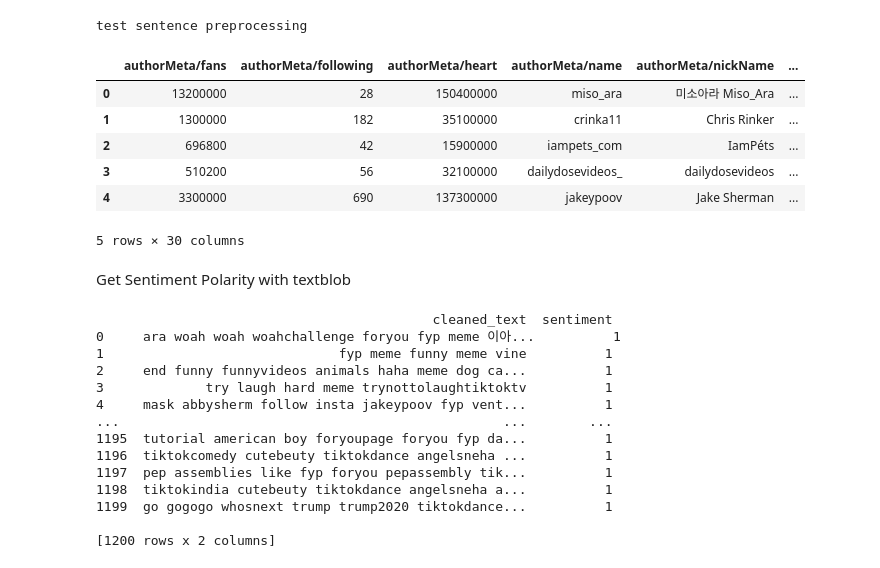
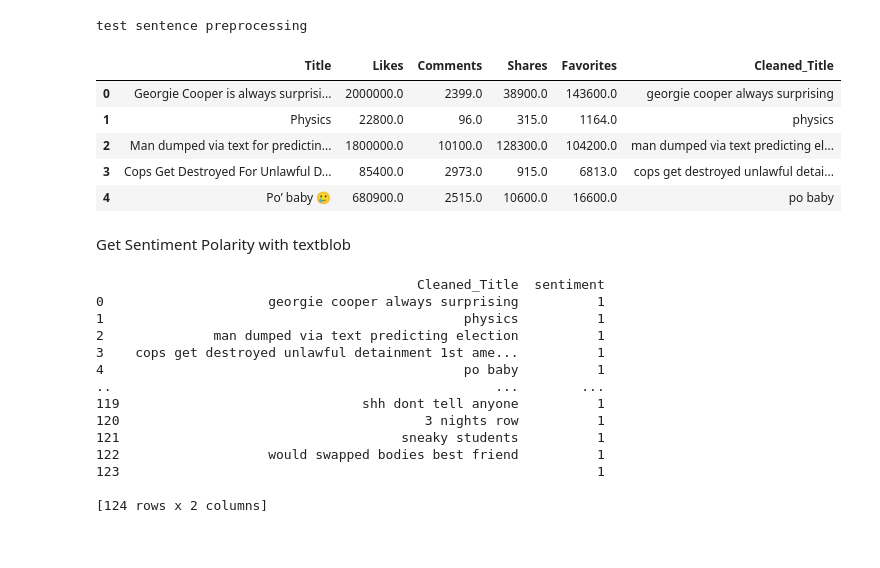
Before and after one commit to joseph-kim-cs/TikTok-Sentiment-Analysis, a Jupyter notebook: tiktok-sentiment-analysis.ipynb, the cells around one changed output. Drawn from its saved outputs; the diff is of its cells as text; code cells hidden in the pictures.

```diff
--- a/tiktok-sentiment-analysis.ipynb
+++ b/tiktok-sentiment-analysis.ipynb
@@ -91,5 +29,0 @@ df['musicMeta/musicOriginal'] = df['musicMeta/musicOriginal'].astype(int)
-# %%
-# converting mention columns into booleans
-df['mentions/0'] = df['mentions/0'].fillna(0).apply(lambda x: 1 if x != 0 else 0)
-df['mentions/1'] = df['mentions/1'].fillna(0).apply(lambda x: 1 if x != 0 else 0)
-df['mentions/2'] = df['mentions/2'].fillna(0).apply(lambda x: 1 if x != 0 else 0)
@@ -96,13 +40,16 @@ df['mentions/2'] = df['mentions/2'].fillna(0).apply(lambda x: 1 if x != 0 else 0
 # %%
-# brief function to remove the B's and M's from values (search hashtag)
+# brief function to remove the B's, M's and K's from values
 def convert_to_numeric(value):
-    if "B" in value:
-        value = float(value.strip("B")) * 1_000
-    elif "M" in value:
-        value = float(value.strip("M"))
+    if "M" in value:
+        value = float(value.strip("M")) * 1_000_000
+    elif "K" in value:
+        value = float(value.strip("K")) * 1_000
     else:
         value = float(value)
     return value
-
-df['searchHashtag/views'] = df['searchHashtag/views'].apply(convert_to_numeric)
+# %%
+df['Likes'] = df['Likes'].apply(convert_to_numeric)
+df['Comments'] = df['Comments'].apply(convert_to_numeric)
+df['Shares'] = df['Shares'].apply(convert_to_numeric)
+df['Favorites'] = df['Favorites'].apply(convert_to_numeric) # should note that 'favorites' is actually the 'save' video feature
 # %%
@@ -137,5 +73,0 @@ from scipy.stats import chi2_contingency
-# %%
-# creating categories based on amount of likes for a creator
-likes_bins = [-np.inf, df['authorMeta/heart'].quantile(0.25), df['authorMeta/heart'].quantile(0.75), np.inf]
-likes_labels = ['low', 'medium', 'high']
-df['likes_category'] = pd.cut(df['authorMeta/heart'], bins = likes_bins, labels = likes_labels)
@@ -282,17 +135,15 @@ print(preprocess_text(sample_text))
 # %% [output]
 test sentence preprocessing
 # %%
-df['cleaned_text'] = df['text'].apply(preprocess_text)
-df['cleaned_sig'] = df['authorMeta/signature'].apply(preprocess_text)
+df['Cleaned_Title'] = df['Title'].apply(preprocess_text)
 df.head()
 # %% [output]
-|  | authorMeta/fans | authorMeta/following | authorMeta/heart | authorMeta/name | authorMeta/nickName | ... |
-| 0 | 13200000 | 28 | 150400000 | miso_ara | 미소아라 Miso_Ara | ... |
-| 1 | 1300000 | 182 | 35100000 | crinka11 | Chris Rinker | ... |
-| 2 | 696800 | 42 | 15900000 | iampets_com | IamPéts | ... |
-| 3 | 510200 | 56 | 32100000 | dailydosevideos_ | dailydosevideos | ... |
-| 4 | 3300000 | 690 | 137300000 | jakeypoov | Jake Sherman | ... |
+|  | Title | Likes | Comments | Shares | Favorites | Cleaned_Title |
+| 0 | Georgie Cooper is always surprisi... | 2000000.0 | 2399.0 | 38900.0 | 143600.0 | georgie cooper always surprising |
+| 1 | Physics | 22800.0 | 96.0 | 315.0 | 1164.0 | physics |
+| 2 | Man dumped via text for predictin... | 1800000.0 | 10100.0 | 128300.0 | 104200.0 | man dumped via text predicting el... |
+| 3 | Cops Get Destroyed For Unlawful D... | 85400.0 | 2973.0 | 915.0 | 6813.0 | cops get destroyed unlawful detai... |
+| 4 | Po’ baby 🥲 | 680900.0 | 2515.0 | 10600.0 | 16600.0 | po baby |
-5 rows × 30 columns
 # %% [markdown]
 Get Sentiment Polarity with textblob
 # %%
@@ -306,21 +157,21 @@ def sentiment_class(text):
     else:
         return 1 # positive sentiment
 # %%
-df['sentiment'] = df['cleaned_text'].apply(sentiment_class)
-print(df.loc[:, ['cleaned_text', 'sentiment']])
+df['sentiment'] = df['Cleaned_Title'].apply(sentiment_class)
+print(df.loc[:, ['Cleaned_Title', 'sentiment']])
 # %% [output]
-                                           cleaned_text  sentiment
-0     ara woah woah woahchallenge foryou fyp meme 이아...          1
-1                              fyp meme funny meme vine          1
-2     end funny funnyvideos animals haha meme dog ca...          1
-3             try laugh hard meme trynottolaughtiktoktv          1
-4     mask abbysherm follow insta jakeypoov fyp vent...          1
-...                                                 ...        ...
-1195  tutorial american boy foryoupage foryou fyp da...          1
-1196  tiktokcomedy cutebeuty tiktokdance angelsneha ...          1
-1197  pep assemblies like fyp foryou pepassembly tik...          1
-1198  tiktokindia cutebeuty tiktokdance angelsneha a...          1
-1199  go gogogo whosnext trump trump2020 tiktokdance...          1
+                                         Cleaned_Title  sentiment
+0                     georgie cooper always surprising          1
+1                                              physics          1
+2              man dumped via text predicting election          1
+3    cops get destroyed unlawful detainment 1st ame...          1
+4                                              po baby          1
+..                                                 ...        ...
+119                               shh dont tell anyone          1
+120                                       3 nights row          1
+121                                    sneaky students          1
+122                   would swapped bodies best friend          1
+123                                                             1
 
-[1200 rows x 2 columns]
+[124 rows x 2 columns]
 # %%
```
Also changed, not shown: parts of 42 cells of this notebook, 2 other files.
